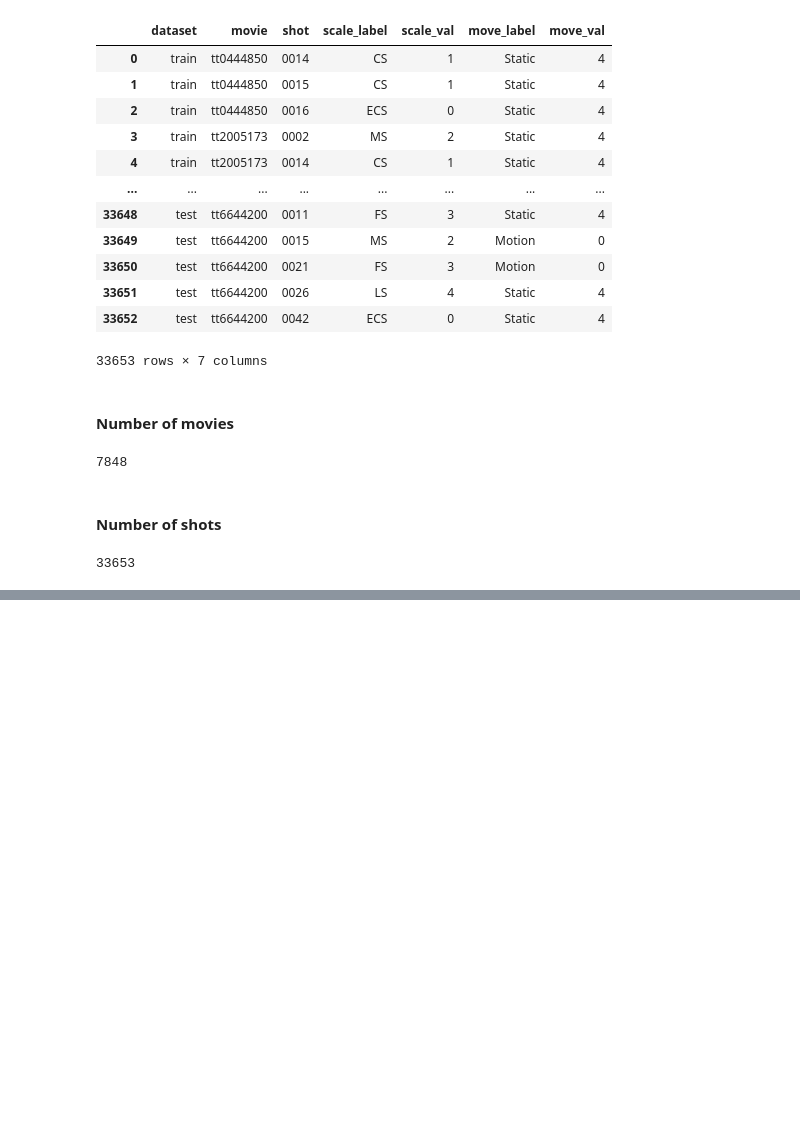
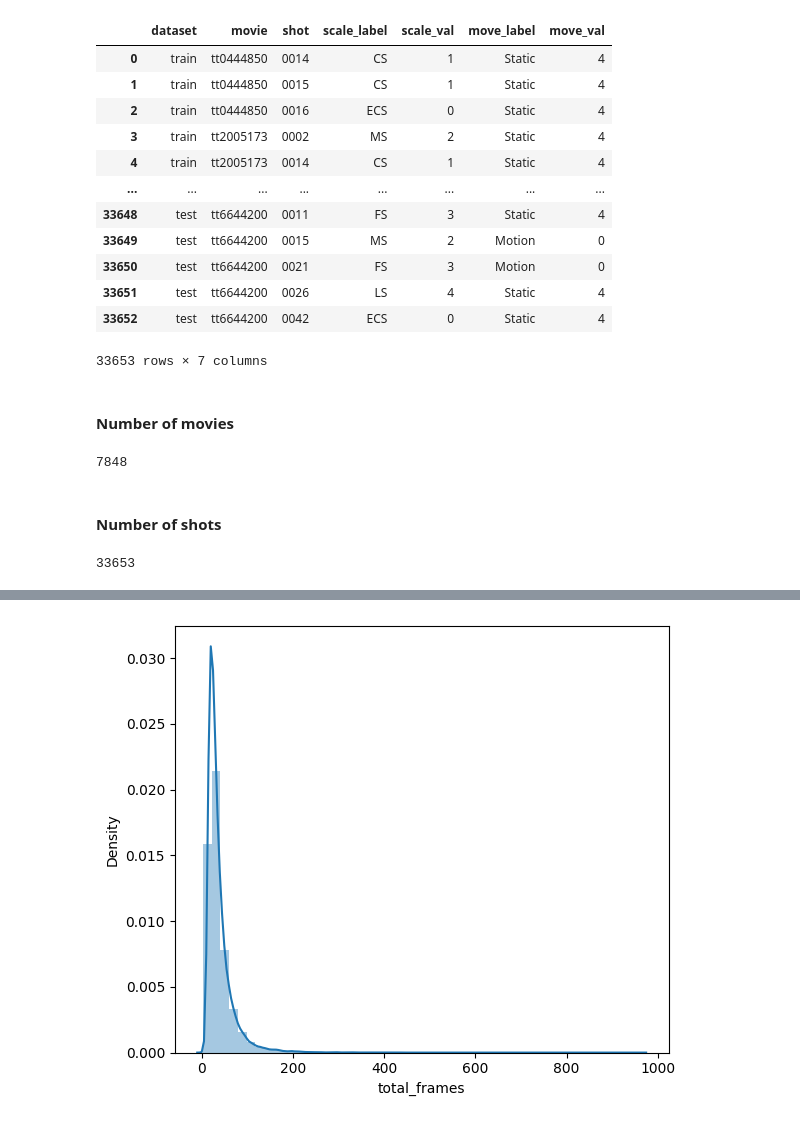
Before and after one commit to DaDeCar/Shot-type-for-Ads-DD, a Jupyter notebook: jupyters _notebooks/EDA.ipynb, the cells around one changed output, grey strips where cells are left out. Saved outputs shown, nothing was run; the diff lists cells and outputs as text; code cells hidden in the pictures; blank space fills up the shorter version.

```diff
--- a/jupyters _notebooks/EDA.ipynb
+++ b/jupyters _notebooks/EDA.ipynb
@@ -121,0 +200,7 @@ print(fps)
+# %%
+
+fig, axes = plt.subplots(figsize=(6,5))
+sns.distplot(df['total_frames'], kde=True)
+fig.tight_layout()
+# %% [output]
+[figure, added]
```
Also changed, not shown: parts of 13 cells of this notebook, 2 other files.
